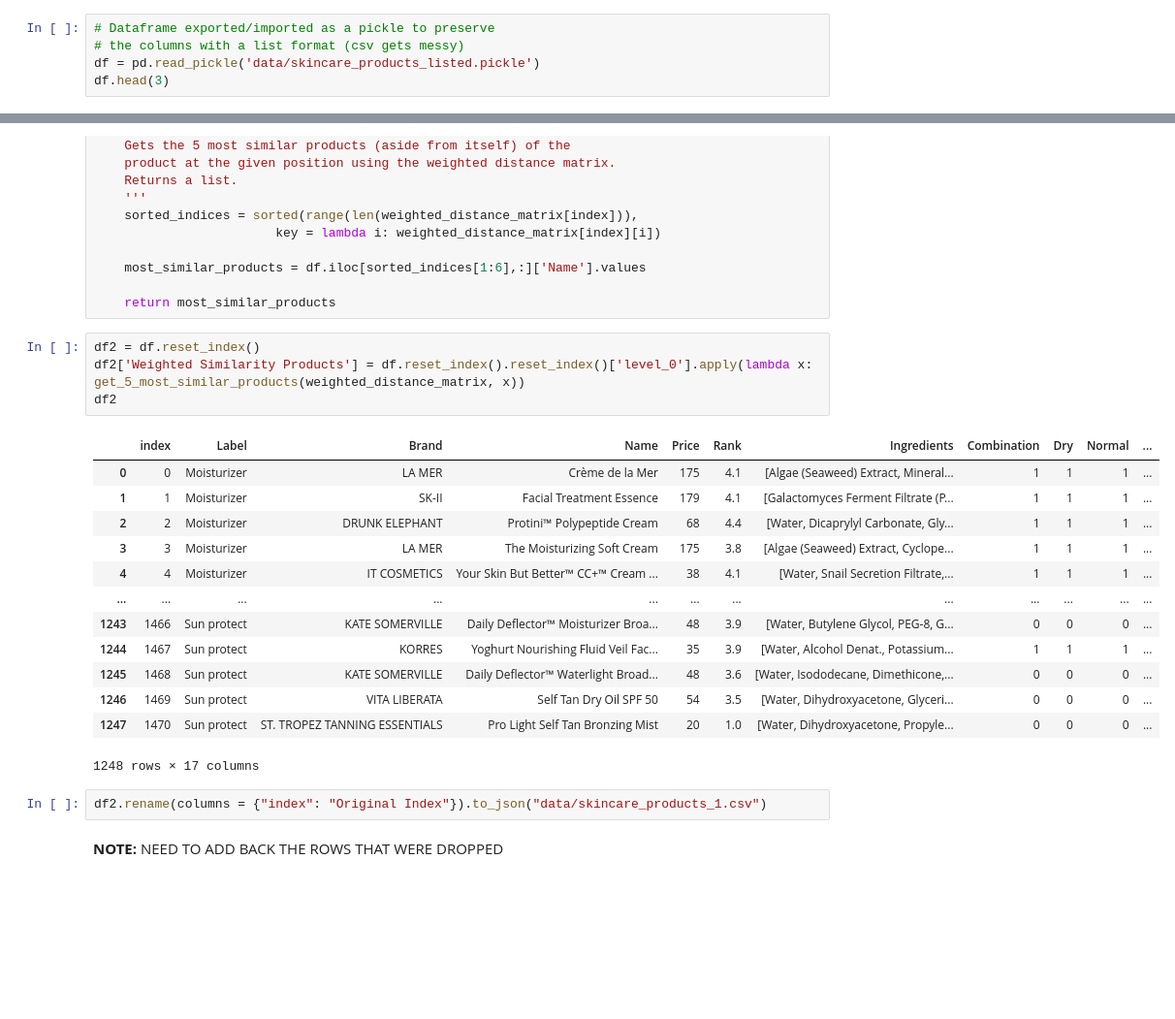
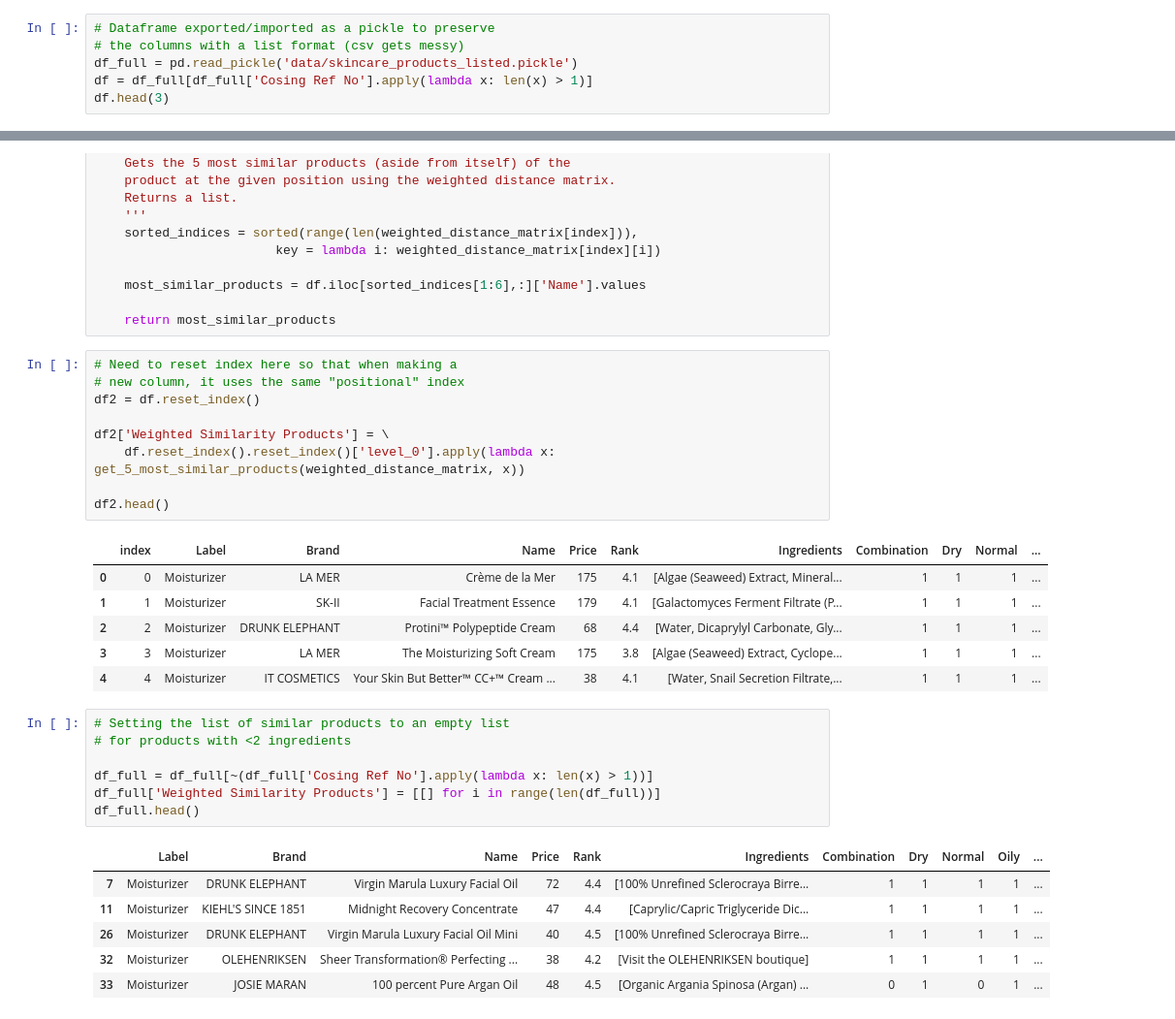
Before and after one commit to BellaEsc/makeup-minted, a Jupyter notebook: 2_weighted_similarity.ipynb, the cells around one changed output, grey strips where cells are left out. Shown: that part at 97% size. Cells and saved outputs as stored; diff of their text form; blank space fills up the shorter version.

Commit message:
finished adding similar products to dataframe for weighted similarity

```diff
--- a/2_weighted_similarity.ipynb
+++ b/2_weighted_similarity.ipynb
@@ -54,7 +54,8 @@ First, we need to import the data (formatted in `0_data_preprocess.ipynb`) and a
 # %%
 # Dataframe exported/imported as a pickle to preserve
 # the columns with a list format (csv gets messy)
-df = pd.read_pickle('data/skincare_products_listed.pickle')
+df_full = pd.read_pickle('data/skincare_products_listed.pickle')
+df = df_full[df_full['Cosing Ref No'].apply(lambda x: len(x) > 1)]
 df.head(3)
 # %% [output]
 |  | Label | Brand | Name | Price | Rank | Ingredients | Combination | Dry | Normal | Oily | ... |
@@ -175,24 +181,32 @@ def get_5_most_similar_products(weighted_distance_matrix: np.ndarray, index: int
 
     return most_similar_products
 # %%
+# Need to reset index here so that when making a
+# new column, it uses the same "positional" index
 df2 = df.reset_index()
-df2['Weighted Similarity Products'] = df.reset_index().reset_index()['level_0'].apply(lambda x: get_5_most_similar_products(weighted_distance_matrix, x))
-df2
+
+df2['Weighted Similarity Products'] = \
+    df.reset_index().reset_index()['level_0'].apply(lambda x: get_5_most_similar_products(weighted_distance_matrix, x))
+
+df2.head()
 # %% [output]
 |  | index | Label | Brand | Name | Price | Rank | Ingredients | Combination | Dry | Normal | ... |
 | 0 | 0 | Moisturizer | LA MER | Crème de la Mer | 175 | 4.1 | [Algae (Seaweed) Extract, Mineral... | 1 | 1 | 1 | ... |
 | 1 | 1 | Moisturizer | SK-II | Facial Treatment Essence | 179 | 4.1 | [Galactomyces Ferment Filtrate (P... | 1 | 1 | 1 | ... |
 | 2 | 2 | Moisturizer | DRUNK ELEPHANT | Protini™ Polypeptide Cream | 68 | 4.4 | [Water, Dicaprylyl Carbonate, Gly... | 1 | 1 | 1 | ... |
 | 3 | 3 | Moisturizer | LA MER | The Moisturizing Soft Cream | 175 | 3.8 | [Algae (Seaweed) Extract, Cyclope... | 1 | 1 | 1 | ... |
 | 4 | 4 | Moisturizer | IT COSMETICS | Your Skin But Better™ CC+™ Cream ... | 38 | 4.1 | [Water, Snail Secretion Filtrate,... | 1 | 1 | 1 | ... |
-| ... | ... | ... | ... | ... | ... | ... | ... | ... | ... | ... | ... |
-| 1243 | 1466 | Sun protect | KATE SOMERVILLE | Daily Deflector™ Moisturizer Broa... | 48 | 3.9 | [Water, Butylene Glycol, PEG-8, G... | 0 | 0 | 0 | ... |
-| 1244 | 1467 | Sun protect | KORRES | Yoghurt Nourishing Fluid Veil Fac... | 35 | 3.9 | [Water, Alcohol Denat., Potassium... | 1 | 1 | 1 | ... |
-| 1245 | 1468 | Sun protect | KATE SOMERVILLE | Daily Deflector™ Waterlight Broad... | 48 | 3.6 | [Water, Isododecane, Dimethicone,... | 0 | 0 | 0 | ... |
-| 1246 | 1469 | Sun protect | VITA LIBERATA | Self Tan Dry Oil SPF 50 | 54 | 3.5 | [Water, Dihydroxyacetone, Glyceri... | 0 | 0 | 0 | ... |
-| 1247 | 1470 | Sun protect | ST. TROPEZ TANNING ESSENTIALS | Pro Light Self Tan Bronzing Mist | 20 | 1.0 | [Water, Dihydroxyacetone, Propyle... | 0 | 0 | 0 | ... |
-1248 rows × 17 columns
-# %%
-df2.rename(columns = {"index": "Original Index"}).to_json("data/skincare_products_1.csv")
-# %% [markdown]
-**NOTE:** NEED TO ADD BACK THE ROWS THAT WERE DROPPED
+# %%
+# Setting the list of similar products to an empty list
+# for products with <2 ingredients
+
+df_full = df_full[~(df_full['Cosing Ref No'].apply(lambda x: len(x) > 1))]
+df_full['Weighted Similarity Products'] = [[] for i in range(len(df_full))]
+df_full.head()
+# %% [output]
+|  | Label | Brand | Name | Price | Rank | Ingredients | Combination | Dry | Normal | Oily | ... |
+| 7 | Moisturizer | DRUNK ELEPHANT | Virgin Marula Luxury Facial Oil | 72 | 4.4 | [100% Unrefined Sclerocraya Birre... | 1 | 1 | 1 | 1 | ... |
+| 11 | Moisturizer | KIEHL'S SINCE 1851 | Midnight Recovery Concentrate | 47 | 4.4 | [Caprylic/Capric Triglyceride Dic... | 1 | 1 | 1 | 1 | ... |
+| 26 | Moisturizer | DRUNK ELEPHANT | Virgin Marula Luxury Facial Oil Mini | 40 | 4.5 | [100% Unrefined Sclerocraya Birre... | 1 | 1 | 1 | 1 | ... |
+| 32 | Moisturizer | OLEHENRIKSEN | Sheer Transformation® Perfecting ... | 38 | 4.2 | [Visit the OLEHENRIKSEN boutique] | 1 | 1 | 1 | 1 | ... |
+| 33 | Moisturizer | JOSIE MARAN | 100 percent Pure Argan Oil | 48 | 4.5 | [Organic Argania Spinosa (Argan) ... | 0 | 1 | 0 | 1 | ... |
```
Also changed, not shown: parts of 3 cells of this notebook, 2 other files.
